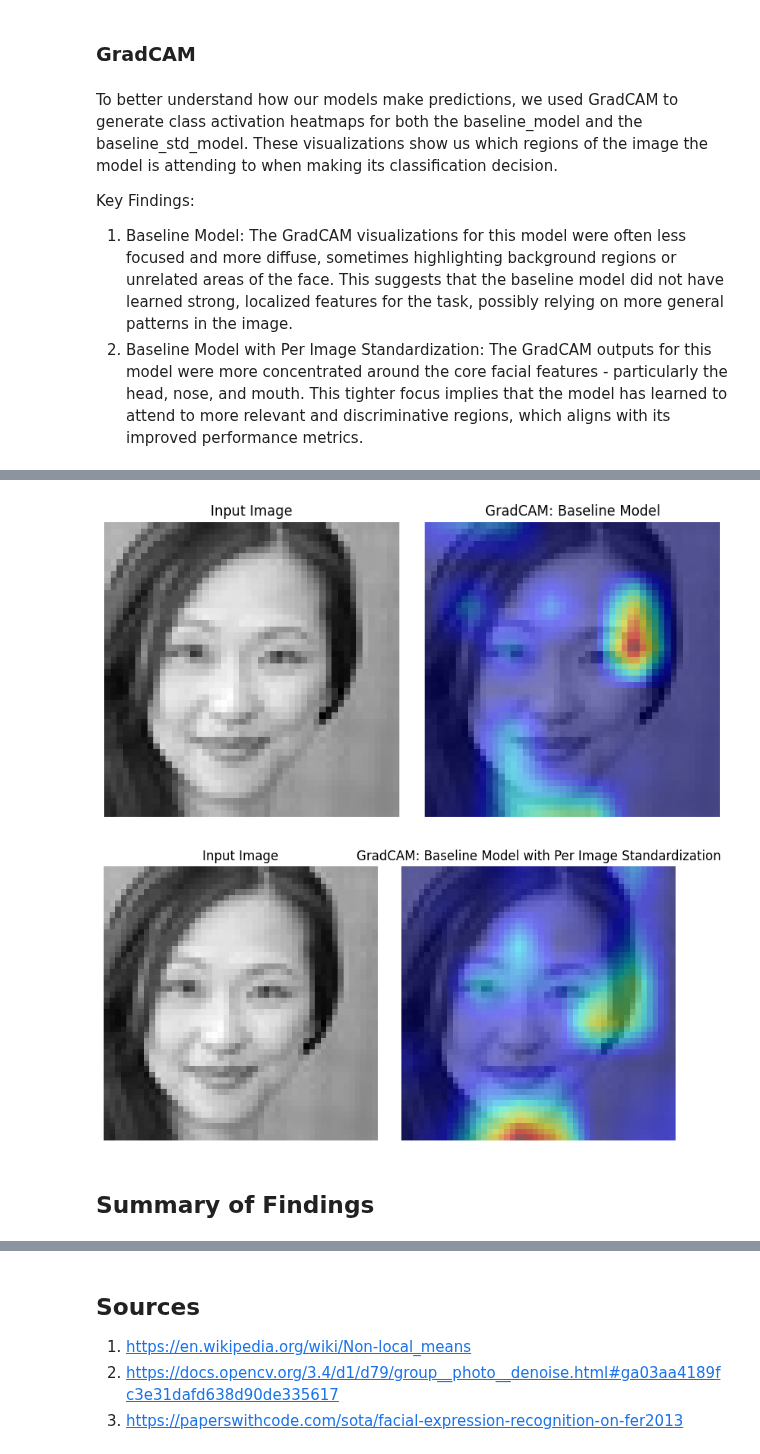
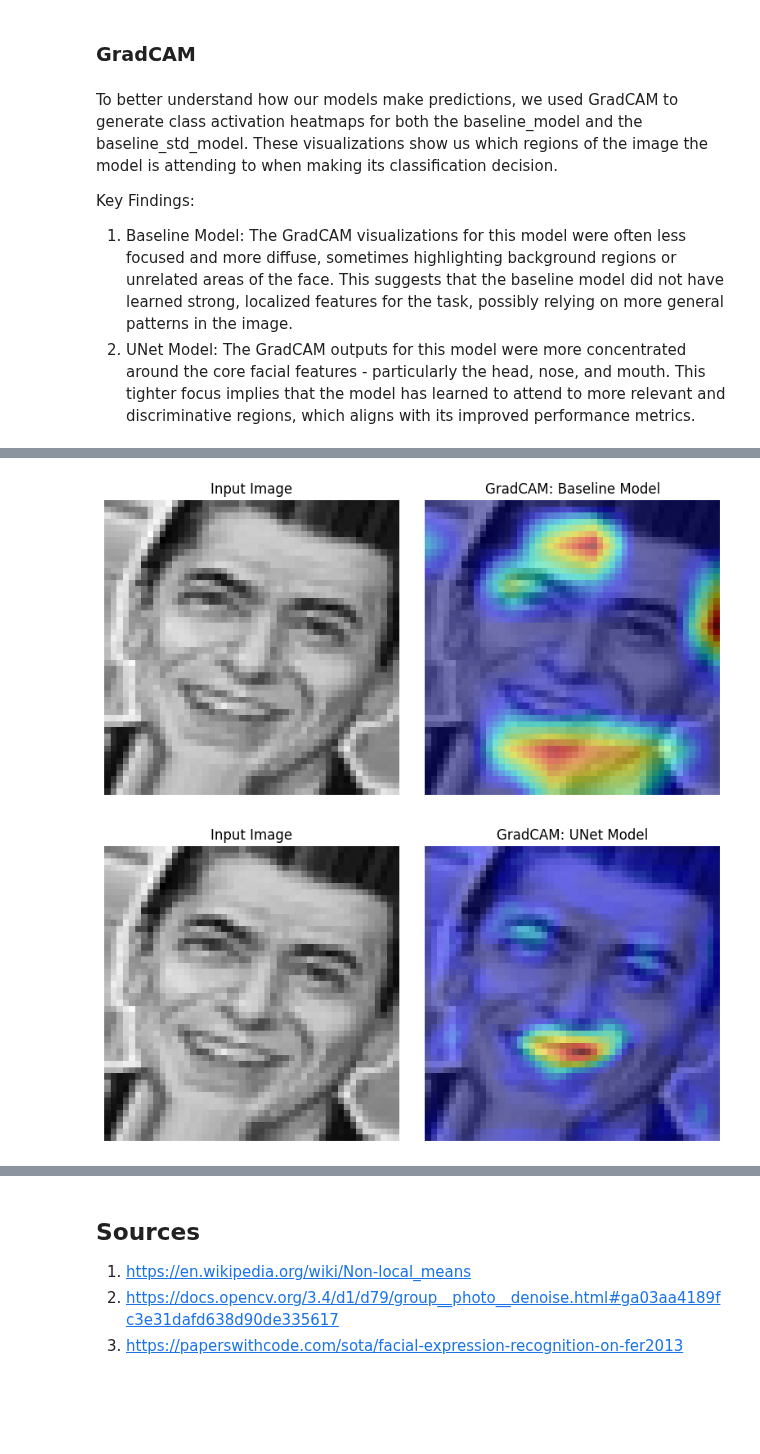
Before and after one commit to kayleeisokay/cs109b-final-project, a Jupyter notebook: MS3.ipynb, the cells around one changed output, grey strips where cells are left out. Cells and saved outputs as stored; diff of their text form; code cells hidden in the pictures; blank space fills up the shorter version.

```diff
--- a/MS3.ipynb
+++ b/MS3.ipynb
@@ -870,7 +833,7 @@ GPU available
 # %% [markdown]
 The baseline model will follow a very basic model architecture taken from the Lab's code. We added one regularization layer and adjust the output layer, as well as the loss function to account for the classes in our data.
 # %%
-# Very basic model
+# very basic model
 def create_baseline_model(show_summary=False):
     inputs = Input(shape=(48, 48, 1))
 
@@ -890,7 +853,7 @@ def create_baseline_model(show_summary=False):
 
     model.compile(
         optimizer=Adam(learning_rate=0.001),
-        loss="sparse_categorical_crossentropy",
+        loss="categorical_crossentropy",
         metrics=["accuracy"],
     )
     if show_summary:
@@ -899,3 +862,12 @@ def create_baseline_model(show_summary=False):
     return model
 # %% [markdown]
 Training the most basic model with almost unprocessed data, just with the pixel values normalized.
+# %%
+baseline_model = create_baseline_model(show_summary=True)
+
+train_norm = baseline_train_datagen.map(lambda x, y: (x / 255.0, y))
+val_norm = baseline_val_datagen.map(lambda x, y: (x / 255.0, y))
+
+baseline_model_history = baseline_model.fit(
+    train_norm, epochs=15, validation_data=val_norm, verbose=1
+)
@@ -902,7 +972,7 @@ Training the most basic model with almost unprocessed data, just with the pixel
 # %%
-baseline_model = create_baseline_model(show_summary=True)
+baseline_std_model = create_baseline_model()
 
-baseline_model_history = baseline_model.fit(
-    baseline_train_datagen, epochs=15, validation_data=baseline_val_datagen, verbose=1
+baseline_std_model_history = baseline_std_model.fit(
+    train_std, epochs=15, validation_data=val_std, verbose=1
 )
 # %% [output]
@@ -1206,4 +1254,4 @@ To better understand how our models make predictions, we used GradCAM to generat
 Key Findings:
 
 1. Baseline Model: The GradCAM visualizations for this model were often less focused and more diffuse, sometimes highlighting background regions or unrelated areas of the face. This suggests that the baseline model did not have learned strong, localized features for the task, possibly relying on more general patterns in the image.
-2. Baseline Model with Per Image Standardization: The GradCAM outputs for this model were more concentrated around the core facial features - particularly the head, nose, and mouth. This tighter focus implies that the model has learned to attend to more relevant and discriminative regions, which aligns with its improved performance metrics.
+2. UNet Model: The GradCAM outputs for this model were more concentrated around the core facial features - particularly the head, nose, and mouth. This tighter focus implies that the model has learned to attend to more relevant and discriminative regions, which aligns with its improved performance metrics.
@@ -1210,6 +1260,9 @@ Key Findings:
 # %%
+from tf_keras_vis.gradcam import Gradcam
+from tf_keras_vis.utils.model_modifiers import ReplaceToLinear
+from tf_keras_vis.utils.scores import CategoricalScore
+
 replace2linear = ReplaceToLinear()
-
 
 def generate_gradcam(model, img, class_index):
     gradcam = Gradcam(model, model_modifier=replace2linear, clone=True)
@@ -1219,41 +1272,25 @@ def generate_gradcam(model, img, class_index):
     gradcam_results = gradcam(score, img)
     return gradcam_results
 
-
 def show_gradcam(model, img_array, true_class_idx, title):
     cam_result = generate_gradcam(model, img_array, true_class_idx)
 
     fig, ax = plt.subplots(1, 2, figsize=(8, 4))
-    ax[0].imshow(img_array[0].squeeze(), cmap="gray")
-    ax[0].set_title("Input Image")
-    ax[0].axis("off")
+    ax[0].imshow(img_array[0].squeeze(), cmap='gray')
+    ax[0].set_title('Input Image')
+    ax[0].axis('off')
 
-    ax[1].imshow(img_array[0].squeeze(), cmap="gray")
-    ax[1].imshow(cam_result[0], cmap="jet", alpha=0.5)
-    ax[1].set_title(f"GradCAM: {title}")
-    ax[1].axis("off")
+    ax[1].imshow(img_array[0].squeeze(), cmap='gray')
+    ax[1].imshow(cam_result[0], cmap='jet', alpha=0.5)
+    ax[1].set_title(f'GradCAM: {title}')
+    ax[1].axis('off')
     plt.tight_layout()
     plt.show()
 
-
 # We'll pick one image and generate GradCAM for both baseline models!
-cleaned_train_gen = val_test_datagen.flow_from_directory(
-    DATA_DIR + "/clean_train",
-    target_size=(48, 48),
-    batch_size=32,
-    color_mode="grayscale",
-    class_mode="categorical",
-    shuffle=True,
-)
-sample_batch, labels = next(cleaned_train_gen)
-sample_img = sample_batch[0:1]
+sample_img = clean_train_imgs[4:5]
 pred_class = np.argmax(baseline_model.predict(sample_img))
 
 show_gradcam(baseline_model, sample_img, pred_class, title="Baseline Model")
-show_gradcam(
-    baseline_std_model,
-    sample_img,
-    pred_class,
-    title="Baseline Model with Per Image Standardization",
-)
+show_gradcam(unet_model, sample_img, pred_class, title="UNet Model")
 # %% [output]
@@ -1262,4 +1298,2 @@ Found 22508 images belonging to 7 classes.
-[figure, old version]
+[figure, new version]
-[figure, old version]
+[figure, new version]
-# %% [markdown]
-## Summary of Findings
```
Also changed, not shown: parts of 88 cells of this notebook.
